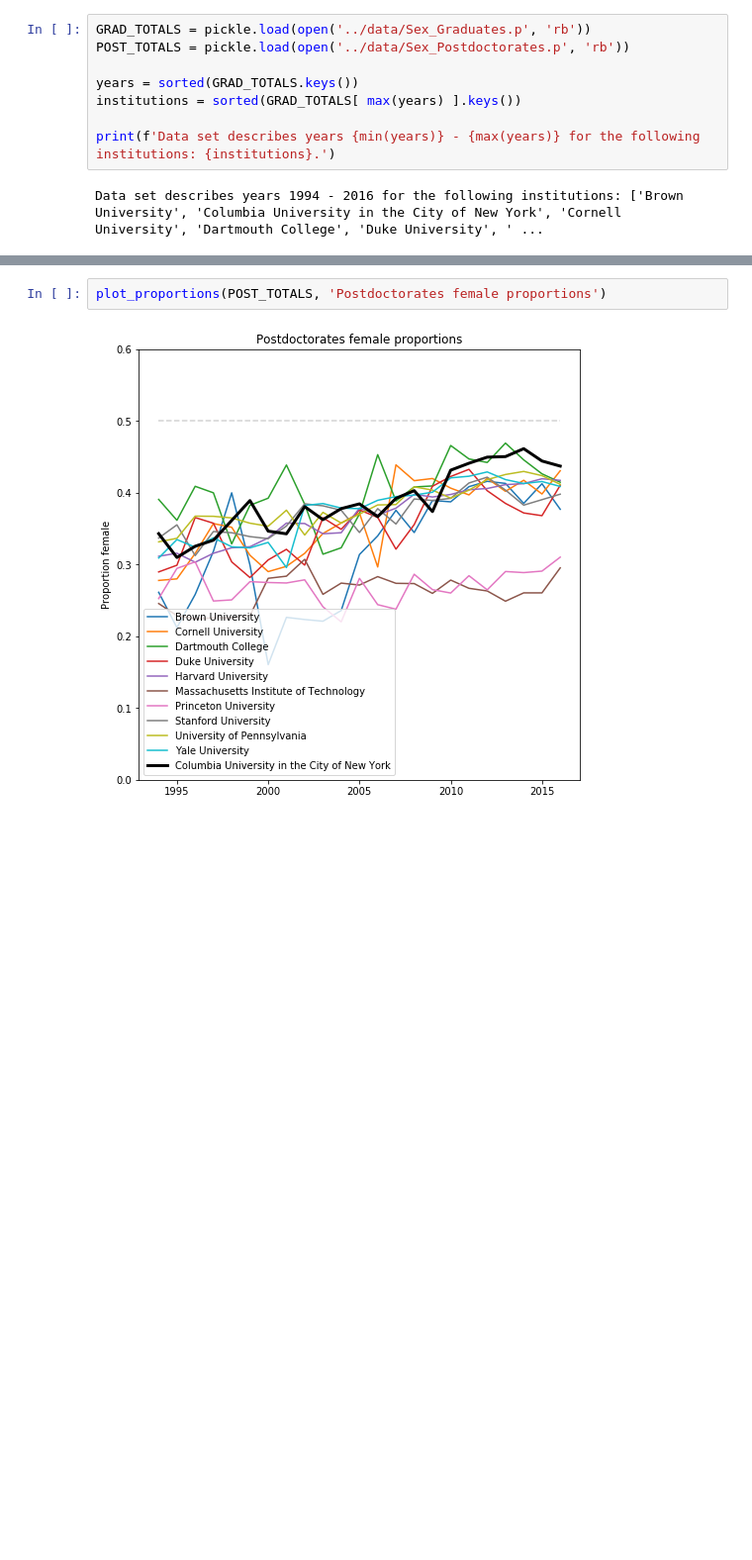
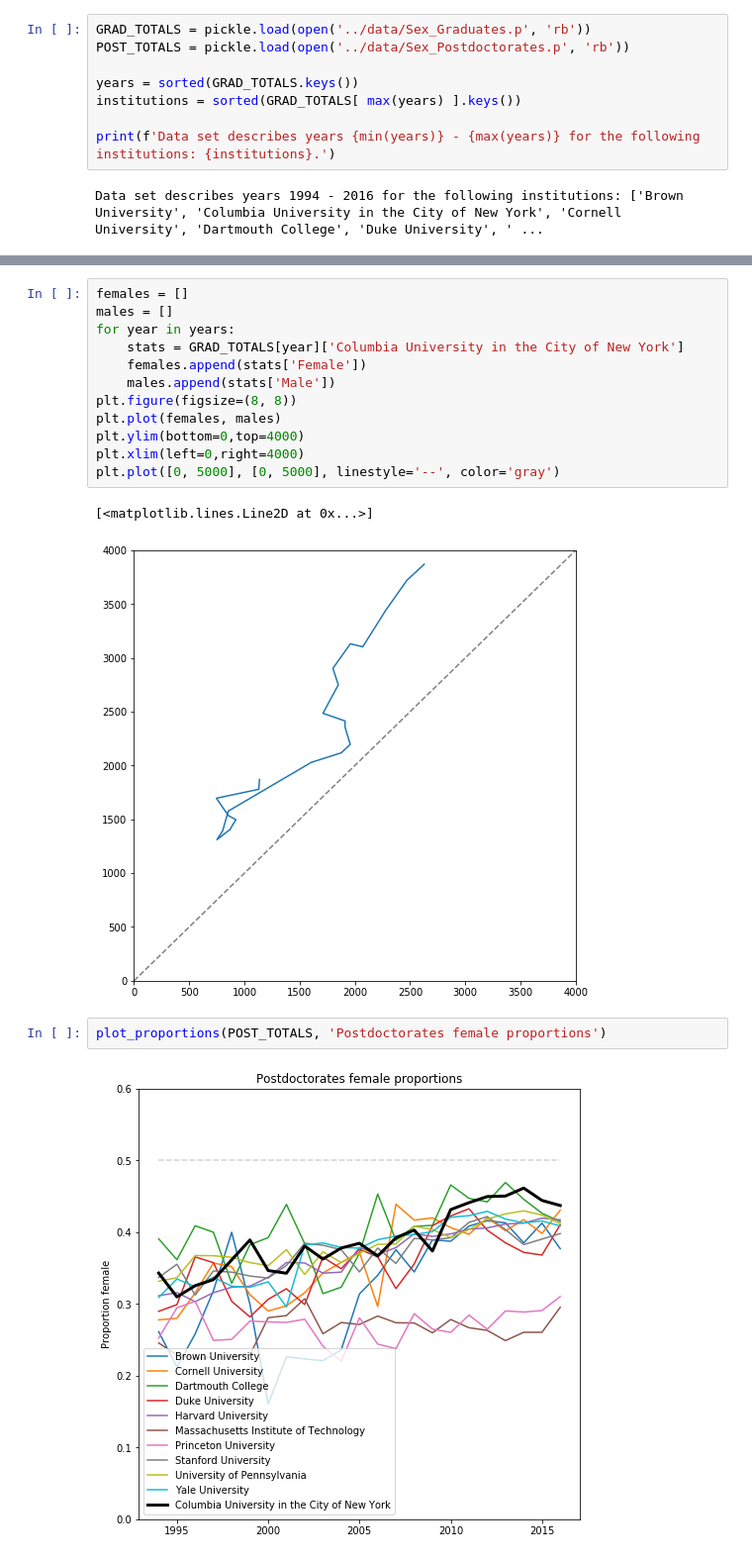
Before and after one commit to spec-journalism/gss-diversity, a Jupyter notebook: notebooks/overall.ipynb, the cells around one changed output, grey strips where cells are left out. Shown: that part at 99% size. Cells and saved outputs as stored; diff of their text form; blank space fills up the shorter version.

```diff
--- a/notebooks/overall.ipynb
+++ b/notebooks/overall.ipynb
@@ -44,3 +44,18 @@ plot_proportions(GRAD_TOTALS, 'Graduate student female proportions')
+# %%
+females = []
+males = []
+for year in years:
+    stats = GRAD_TOTALS[year]['Columbia University in the City of New York']
+    females.append(stats['Female'])
+    males.append(stats['Male'])
+plt.figure(figsize=(8, 8))
+plt.plot(females, males)
+plt.ylim(bottom=0,top=4000)
+plt.xlim(left=0,right=4000)
+plt.plot([0, 5000], [0, 5000], linestyle='--', color='gray')
+# %% [output]
+[<matplotlib.lines.Line2D at 0x...>]
+[figure, added]
 # %%
 plot_proportions(POST_TOTALS, 'Postdoctorates female proportions')
 # %% [output]
```
Also changed, not shown: parts of 2 cells of this notebook.
